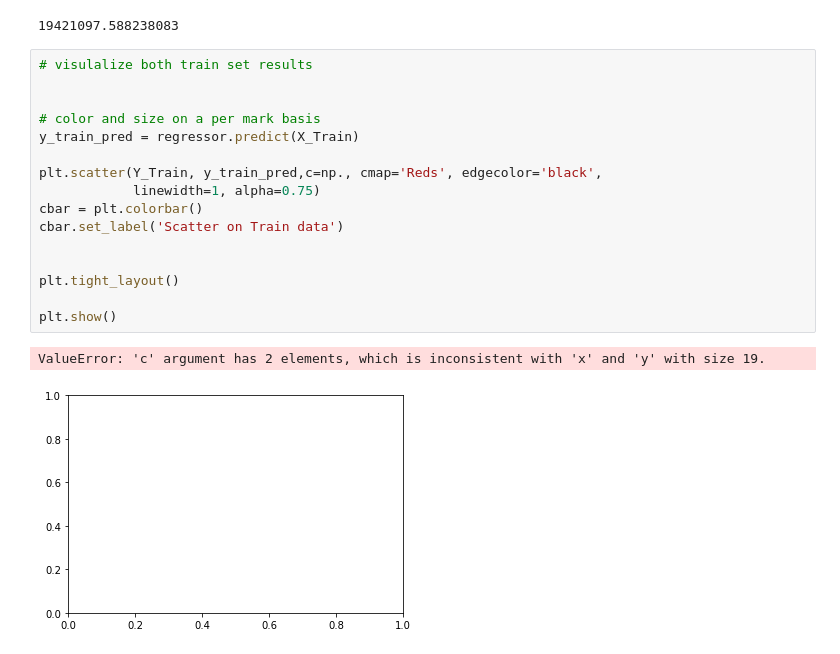
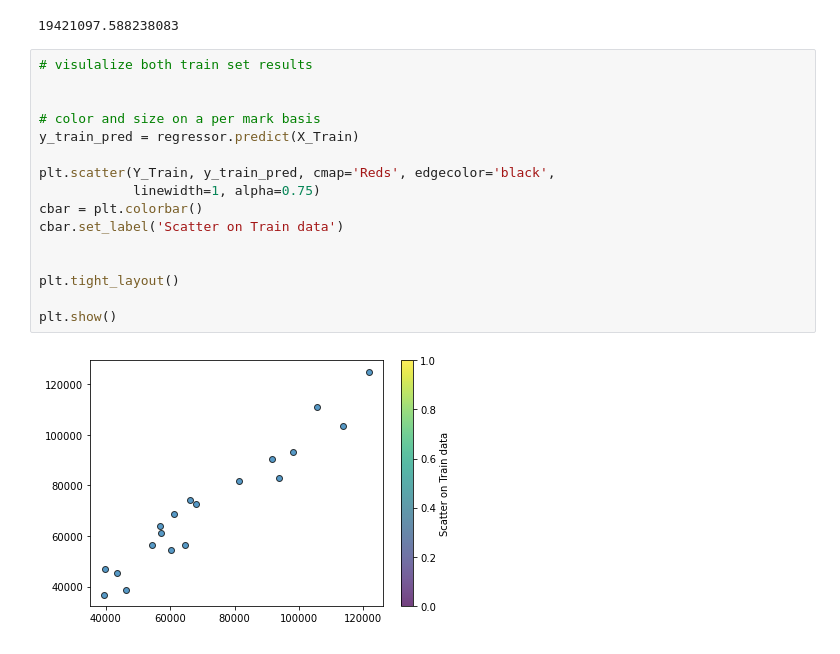
Before and after one commit to kvamsi7/mscs, a Jupyter notebook: CS5720-Neural Network and Deep Learning/Assignments/ICP-4/ICP-4.ipynb, the cells around one changed output. Drawn from its saved outputs; the diff is of its cells as text.

```diff
--- a/CS5720-Neural Network and Deep Learning/Assignments/ICP-4/ICP-4.ipynb
+++ b/CS5720-Neural Network and Deep Learning/Assignments/ICP-4/ICP-4.ipynb
@@ -200,22 +207,21 @@ mse
 # %%
 # visulalize both train set results
 
 
 # color and size on a per mark basis
 y_train_pred = regressor.predict(X_Train)
 
-plt.scatter(Y_Train, y_train_pred,c=np., cmap='Reds', edgecolor='black',
+plt.scatter(Y_Train, y_train_pred, cmap='Reds', edgecolor='black',
             linewidth=1, alpha=0.75)
 cbar = plt.colorbar()
 cbar.set_label('Scatter on Train data')
 
 
 plt.tight_layout()
 
 plt.show()
 # %% [output]
-ValueError: 'c' argument has 2 elements, which is inconsistent with 'x' and 'y' with size 19.
-[figure, old version]
+[figure, new version]
 # %%
 # visulalize both test set results
 
```
Also changed, not shown: parts of 12 cells of this notebook.
